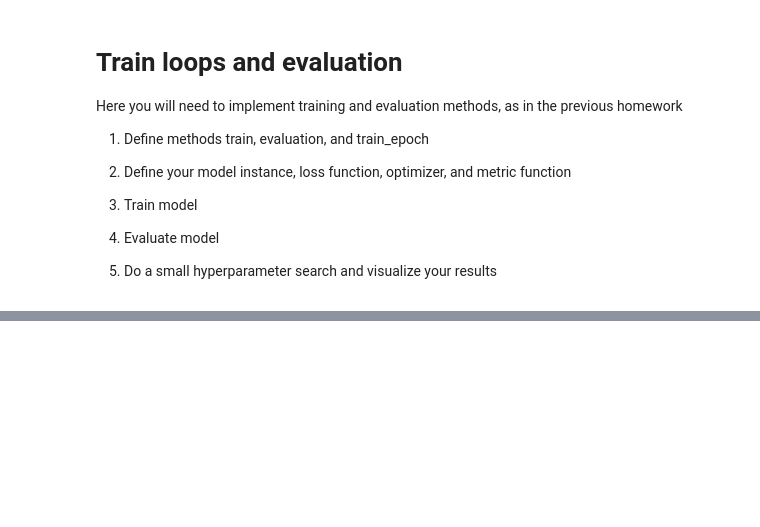
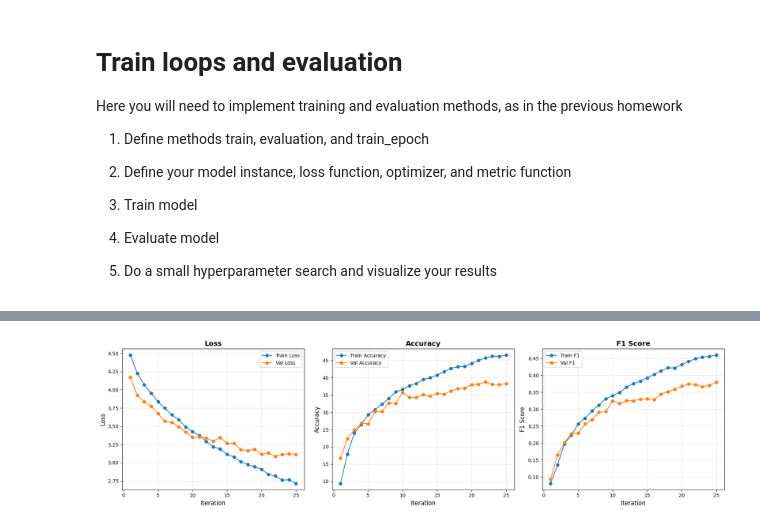
Before and after one commit to heliochromic/caltech256-image-rnn, a Jupyter notebook: image_rnn.ipynb, the cells around one changed output, grey strips where cells are left out. Cells and saved outputs as stored; diff of their text form; code cells hidden in the pictures; blank space fills up the shorter version.

```diff
--- a/image_rnn.ipynb
+++ b/image_rnn.ipynb
@@ -525,0 +607,6 @@ print(f"Best trial final validation loss: {results.metrics['loss']:.4f}")
+# %%
+plot_best_trial_metrics(
+    f"{checkpoint_dir}/progress.csv"
+)
+# %% [output]
+[figure, added]
```
Also changed, not shown: parts of 17 cells of this notebook.
